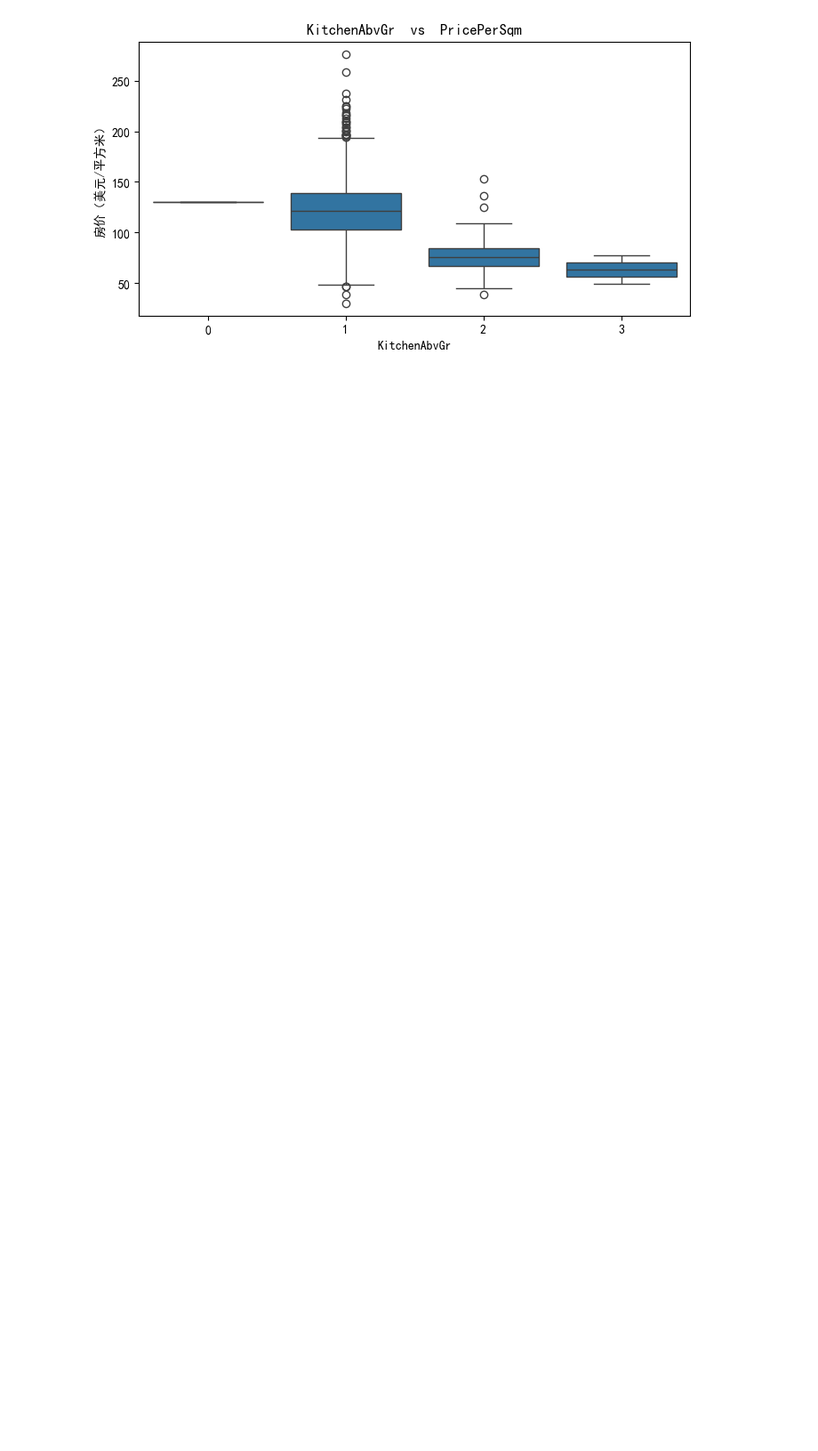
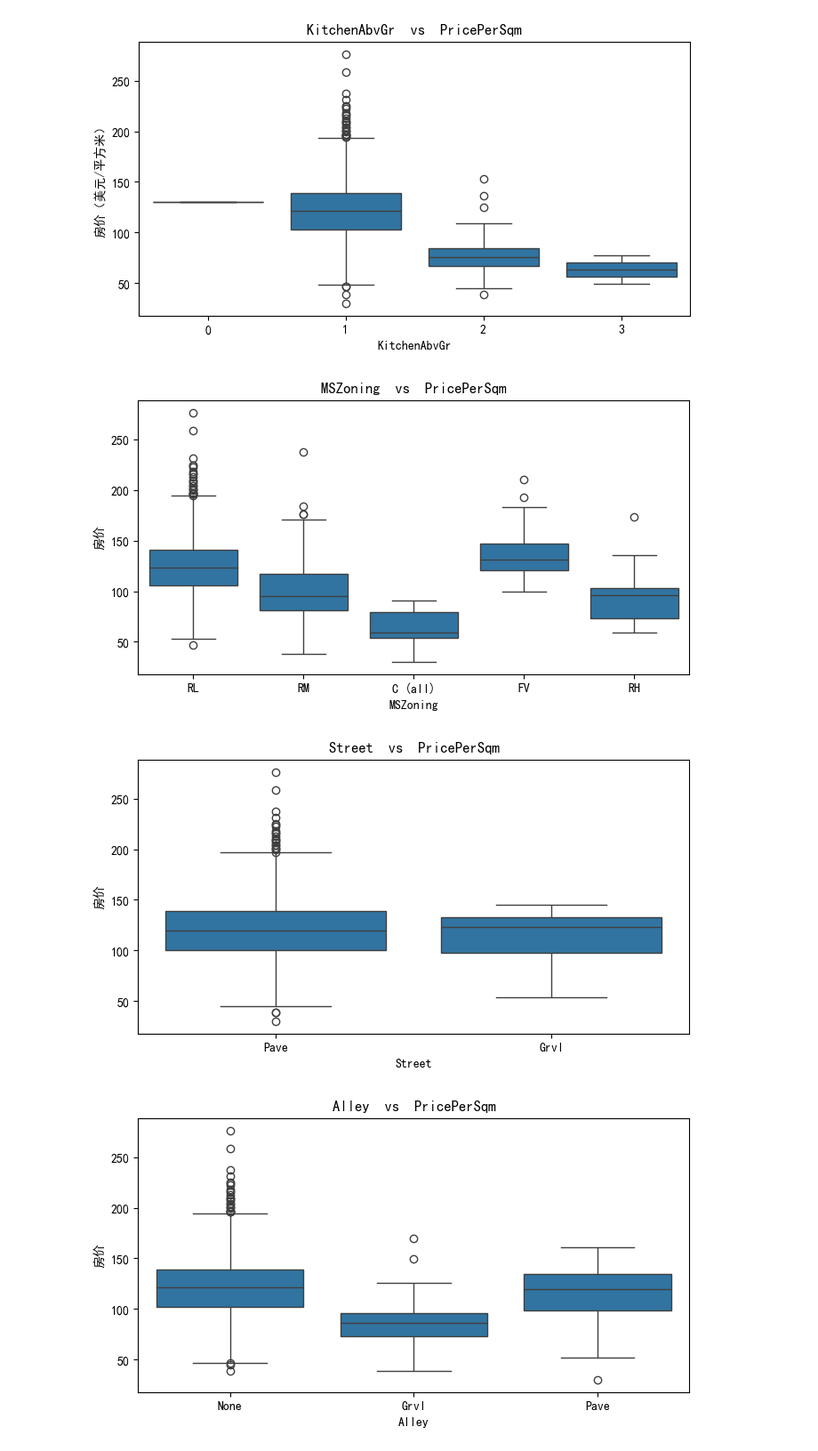
Before and after one commit to bingfeng99/AI-Learning, a Jupyter notebook: Numpy练习题.ipynb, the cells around one changed output. Shown at 89% size. Saved outputs shown, nothing was run; the diff lists cells and outputs as text; code cells hidden in the pictures; blank space fills up the shorter version.

```diff
--- a/Numpy练习题.ipynb
+++ b/Numpy练习题.ipynb
@@ -789,10 +774,12 @@ print(f"3σ原则下异常样本数：{PricePerSqm_abnormal_mask.sum()}")  # 通
 3σ原则下异常样本数：10
 # %%
 numeric_features = X_train_clean.select_dtypes(include=[np.number]).columns.tolist()
-data_concat = pd.concat([X_train_clean[numeric_features],PricePerSqm],axis=1)
-corr_matrix = data_concat.corr()
+object_features = X_train_clean.select_dtypes(include=[object]).columns.tolist()
+data_concat1 = pd.concat([X_train_clean[numeric_features],PricePerSqm],axis=1)
+data_concat2 = pd.concat([X_train_clean[object_features],PricePerSqm],axis=1)
+corr_matrix = data_concat1.corr()
 corr_series = abs(corr_matrix["PricePerSqm"])
 print("相关系数：")
-print(corr_series[corr_series.index!="PricePerSqm"].sort_values(ascending=False))
+print(corr_series[corr_series.index!="PricePerSqm"].sort_values(ascending=False)[corr_series>0.3])
 # %% [output]
 相关系数：
@@ -818,27 +802,27 @@ for a in (corr_series[corr_series>0.3].sort_values(ascending=0)).index.tolist():
     # 先用散点图观察，用Z-score初步判断异常值位置，如不适配，考虑应当使用什么图观察
     if a not in ["PricePerSqm"]:
         plt.figure(figsize=(8, 4))
-        sns.scatterplot(x=a, y="PricePerSqm", data=data_concat)
+        sns.scatterplot(x=a, y="PricePerSqm", data=data_concat1)
         '''欧式距离法，无法判断有趋势的数据
         mean_vec = data_concat[[a,"PricePerSqm"]].mean().values.reshape(1, -1)  # 均值向量
-        distances = euclidean_distances(data_concat[[a,"PricePerSqm"]], mean_vec).flatten()  # 距离
+        distances = euclidean_distances(data_concat1[[a,"PricePerSqm"]], mean_vec).flatten()  # 距离
         threshold = np.percentile(distances, 99.5)  # 取99.5%分位值为阈值
-        abnormal_idx = data_concat[distances > threshold].index
-        plt.scatter(data_concat.loc[abnormal_idx,a],data_concat.loc[abnormal_idx,"PricePerSqm"]
+        abnormal_idx = data_concat1[distances > threshold].index
+        plt.scatter(data_concat.loc[abnormal_idx,a],data_concat1.loc[abnormal_idx,"PricePerSqm"]
                     ,color="red",s=25,label="欧式距离法异常值")
         plt.legend()
         '''
         #残差法
         model = LinearRegression()
-        X = data_concat[a].values.reshape(-1,1)
-        y = data_concat["PricePerSqm"].values
+        X = data_concat1[a].values.reshape(-1,1)
+        y = data_concat1["PricePerSqm"].values
         model.fit(X,y)
         y_pred = model.predict(X)
         residual = y - y_pred
         abnormal_mask = np.abs(residual - residual.mean() > 3 * residual.std())
-        print("异常值：\n",data_concat[abnormal_mask][[a,"PricePerSqm"]])
-        plt.plot(data_concat[a], y_pred, color="black", label="趋势线")
-        plt.scatter(data_concat.loc[abnormal_mask,a],data_concat.loc[abnormal_mask,"PricePerSqm"],
+        print("异常值：\n",data_concat1[abnormal_mask][[a,"PricePerSqm"]])
+        plt.plot(data_concat1[a], y_pred, color="black", label="趋势线")
+        plt.scatter(data_concat1.loc[abnormal_mask,a],data_concat1.loc[abnormal_mask,"PricePerSqm"],
                     color="red",s=25,label="残差法异常值")
         plt.legend()
         plt.title(a+"  vs  PricePerSqm")
@@ -902,7 +886,7 @@ for a in (corr_series[corr_series>0.3].sort_values(ascending=0)).index.tolist():
 for a in (corr_series[corr_series>0.3].sort_values(ascending=0)).index.tolist():
     if a in ["OverallQual","BsmtFullBath","BedroomAbvGr","KitchenAbvGr","GarageCars"]:
         plt.figure(figsize=(8, 4))
-        sns.boxplot(x=a, y="PricePerSqm", data=data_concat)
+        sns.boxplot(x=a, y="PricePerSqm", data=data_concat1)
         plt.title(a+"  vs  PricePerSqm")
         plt.xlabel(a)
         plt.ylabel("房价（美元/平方米）")
@@ -914,3 +898,17 @@ for a in (corr_series[corr_series>0.3].sort_values(ascending=0)).index.tolist():
 [figure]
 [figure]
 [figure]
+# %%
+for a in data_concat2.columns.tolist():
+    if a == "PricePerSqm":
+        continue
+    plt.figure(figsize=(8,4))
+    sns.boxplot(x=a,y="PricePerSqm",data=data_concat2)
+    plt.title(a+"  vs  PricePerSqm")
+    plt.xlabel(a)
+    plt.ylabel("房价")
+    plt.show()
+# %% [output]
+[figure, added]
+[figure, added]
+[figure, added]
```
Also changed, not shown: parts of 12 cells of this notebook.
